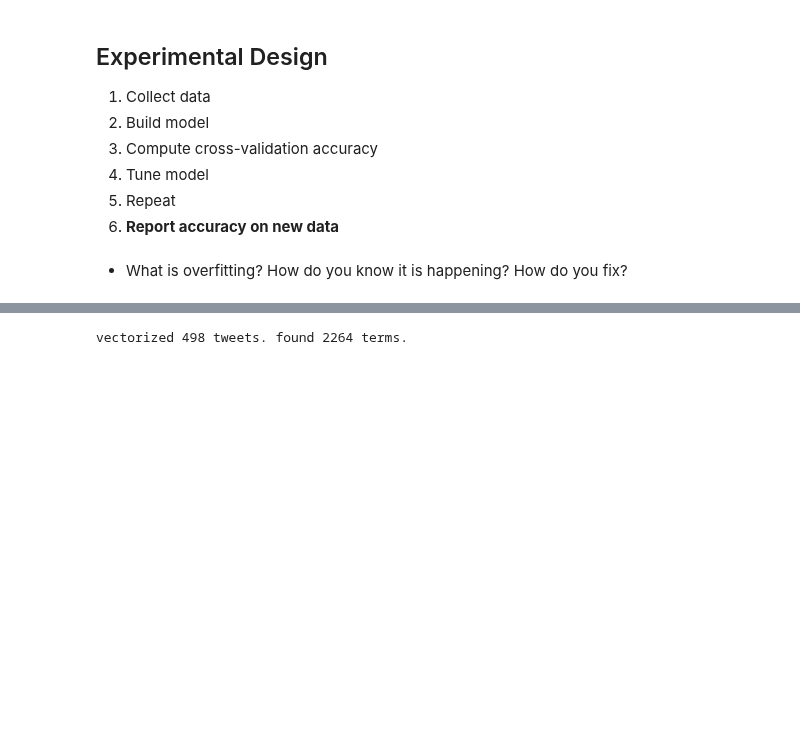
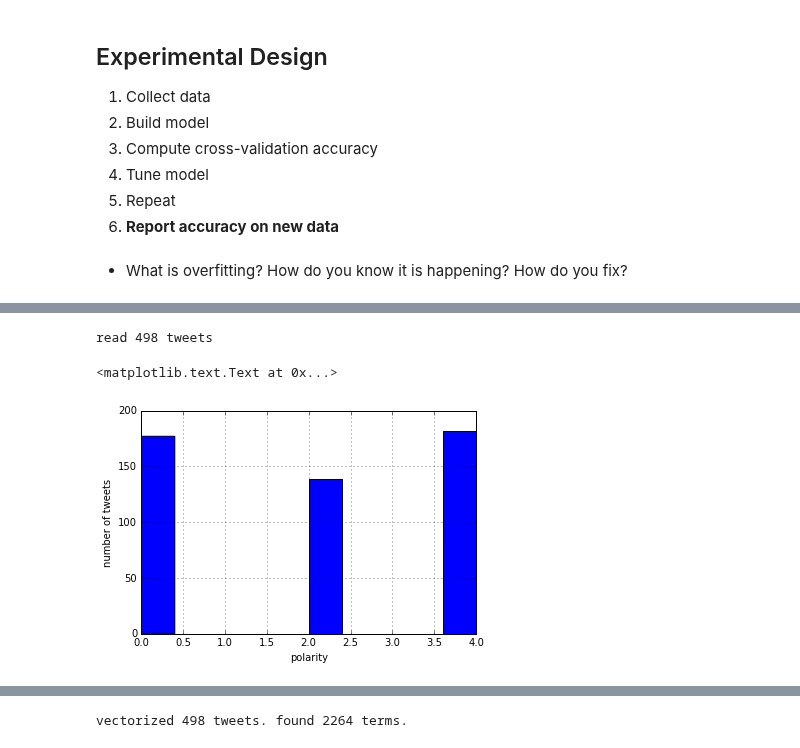
Before and after one commit to iit-cs579/main, a Jupyter notebook: lec/l11/l11.ipynb, the cells around one changed output, grey strips where cells are left out. Saved outputs shown, nothing was run; the diff lists cells and outputs as text; code cells hidden in the pictures; blank space fills up the shorter version.

```diff
--- a/lec/l11/l11.ipynb
+++ b/lec/l11/l11.ipynb
@@ -329,13 +343,13 @@ How many times can I do this?
 # %%
 # Download Twitter data labeled by sentiment.
 
-from StringIO import StringIO
+from io import BytesIO, StringIO
 from zipfile import ZipFile
-from urllib import urlopen
+import urllib.request
 
 # The file is 78M, so this will take a while.
-#url = urlopen('http://cs.stanford.edu/people/alecmgo/trainingandtestdata.zip')
-#zipfile = ZipFile(StringIO(url.read()))
+url = urllib.request.urlopen('http://cs.stanford.edu/people/alecmgo/trainingandtestdata.zip')
+zipfile = ZipFile(BytesIO(url.read()))
 # We'll focus on the smaller file that was manually labeled.
 # The larger file has 1.6M tweets "pseudo-labeled" using emoticons
 tweet_file = zipfile.open('testdata.manual.2009.06.14.csv')
@@ -351,0 +356,18 @@ read 498 tweets
+# %%
+# very useful library for "spreadsheet-like" data analysis operations.
+import pandas as pd
+"""
+Data file format has 6 fields:
+0 - the polarity of the tweet (0 = negative, 2 = neutral, 4 = positive)
+1 - the id of the tweet (2087)
+2 - the date of the tweet (Sat May 16 23:58:44 UTC 2009)
+3 - the query (lyx). If there is no query, then this value is NO_QUERY.
+4 - the user that tweeted (robotickilldozr)
+5 - the text of the tweet (Lyx is cool)
+"""
+
+tweets = pd.read_csv(tweet_file,
+                     header=None,
+                     names=['polarity', 'id', 'date',
+                            'query', 'user', 'text'])
+tweets.head()
@@ -357 +390,12 @@ tweets[0]
+# %%
+print('read %d tweets' % len(tweets))
+# %% [output]
+read 498 tweets
+# %%
+tweets['polarity'].hist()
+plt.xlabel('polarity')
+plt.ylabel('number of tweets')
+# %% [output]
+<matplotlib.text.Text at 0x...>
+[figure, added]
 # %%
```
Also changed, not shown: parts of 30 cells of this notebook, 1 other file.
